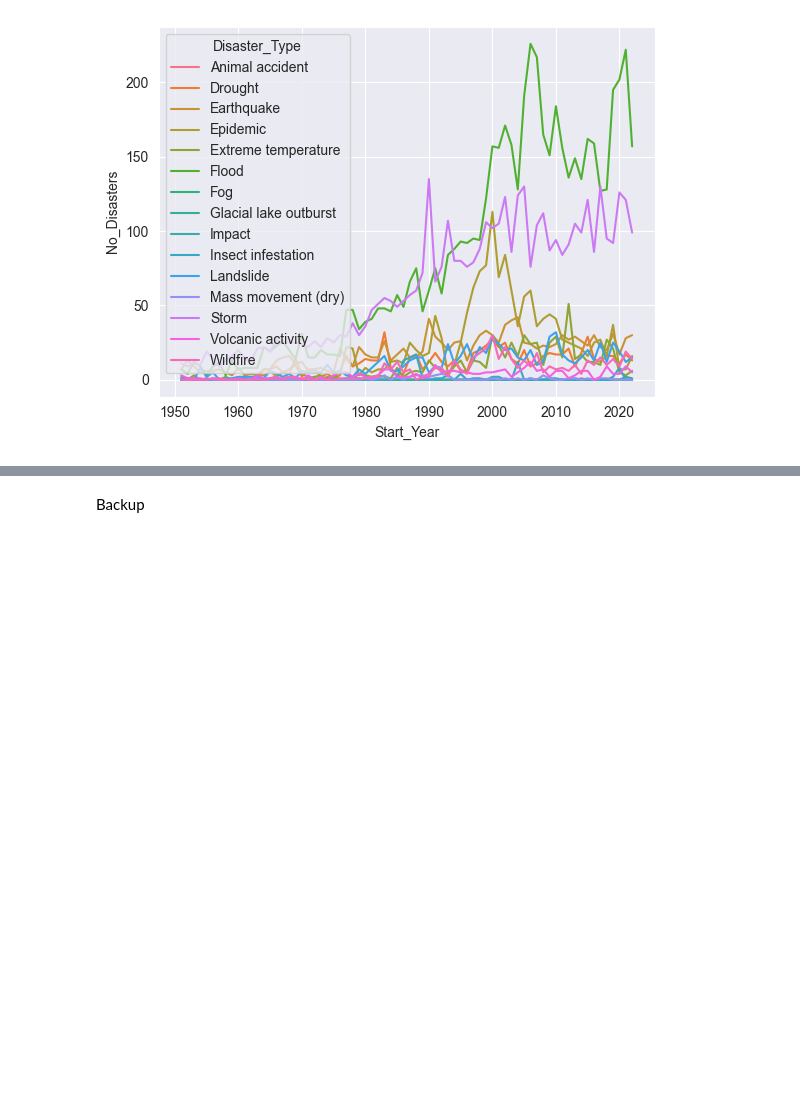
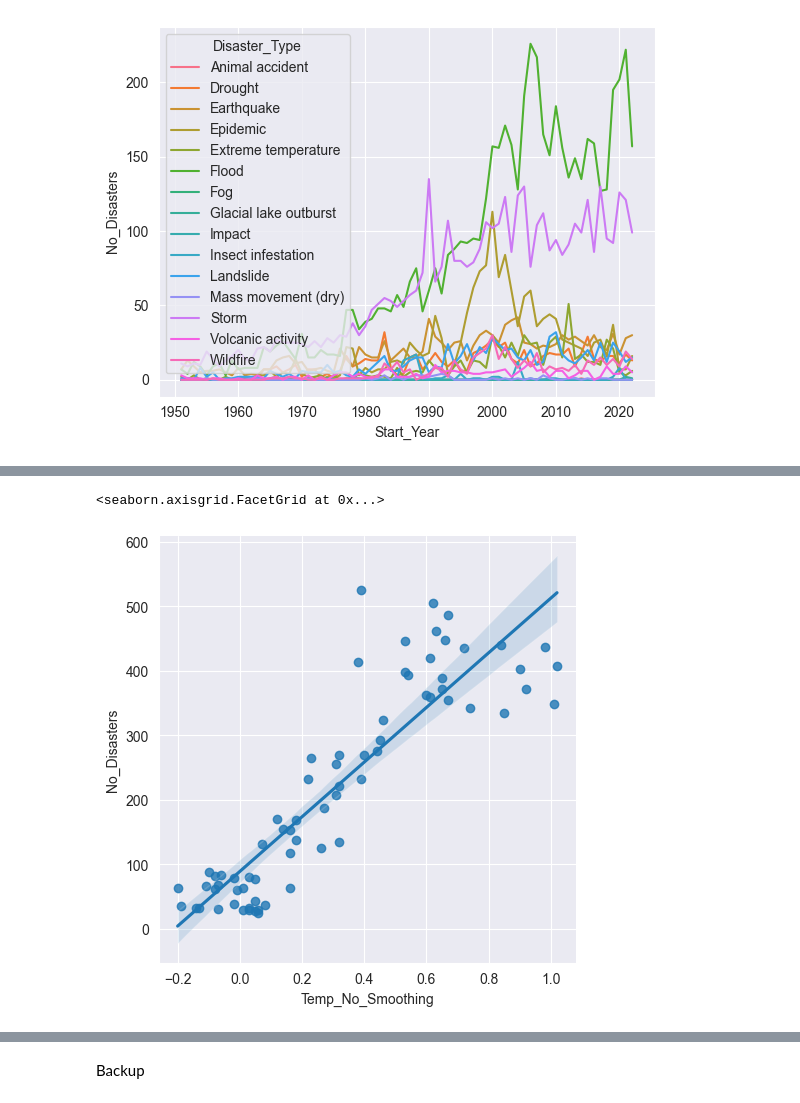
Before and after one commit to r-Files/DOPP, a Jupyter notebook: jupyter_notebooks/lab_question_c.ipynb, the cells around one changed output, grey strips where cells are left out. Cells and saved outputs as stored; diff of their text form; code cells hidden in the pictures; blank space fills up the shorter version.

```diff
--- a/jupyter_notebooks/lab_question_c.ipynb
+++ b/jupyter_notebooks/lab_question_c.ipynb
@@ -219,0 +221,4 @@ Name: No_Disasters, Length: 1031, dtype: int64
+# %%
+yearly_temp_disasters = pd.concat((yearly_global_temp, get_yearly_disaster_count(include_zero=True)), axis="columns").rename_axis("Year")
+yearly_temp_disasters["Decade"] = yearly_temp_disasters.index//10*10
+yearly_temp_disasters
@@ -219,0 +240,5 @@ Name: No_Disasters, Length: 1031, dtype: int64
+# %%
+sns.lmplot(data=yearly_temp_disasters, x="Temp_No_Smoothing", y="No_Disasters")
+# %% [output]
+<seaborn.axisgrid.FacetGrid at 0x...>
+[figure, added]
```
Also changed, not shown: parts of 10 cells of this notebook, 3 other files.
